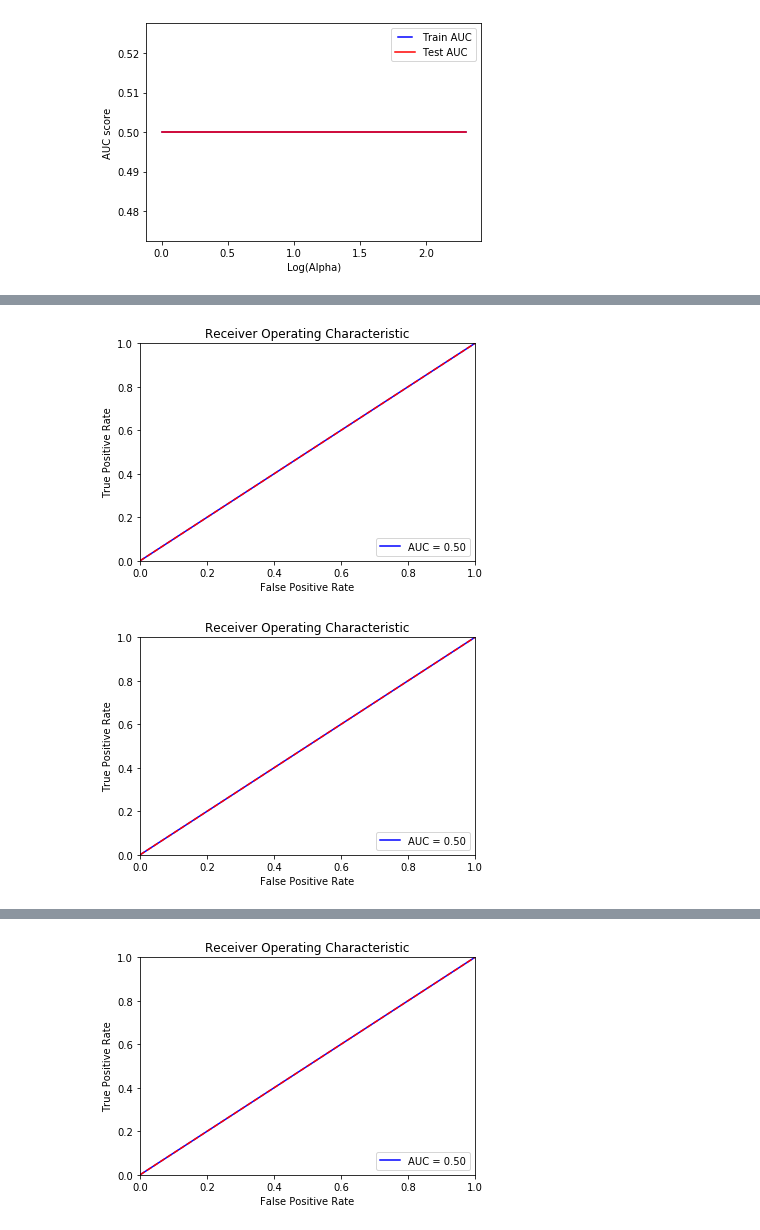
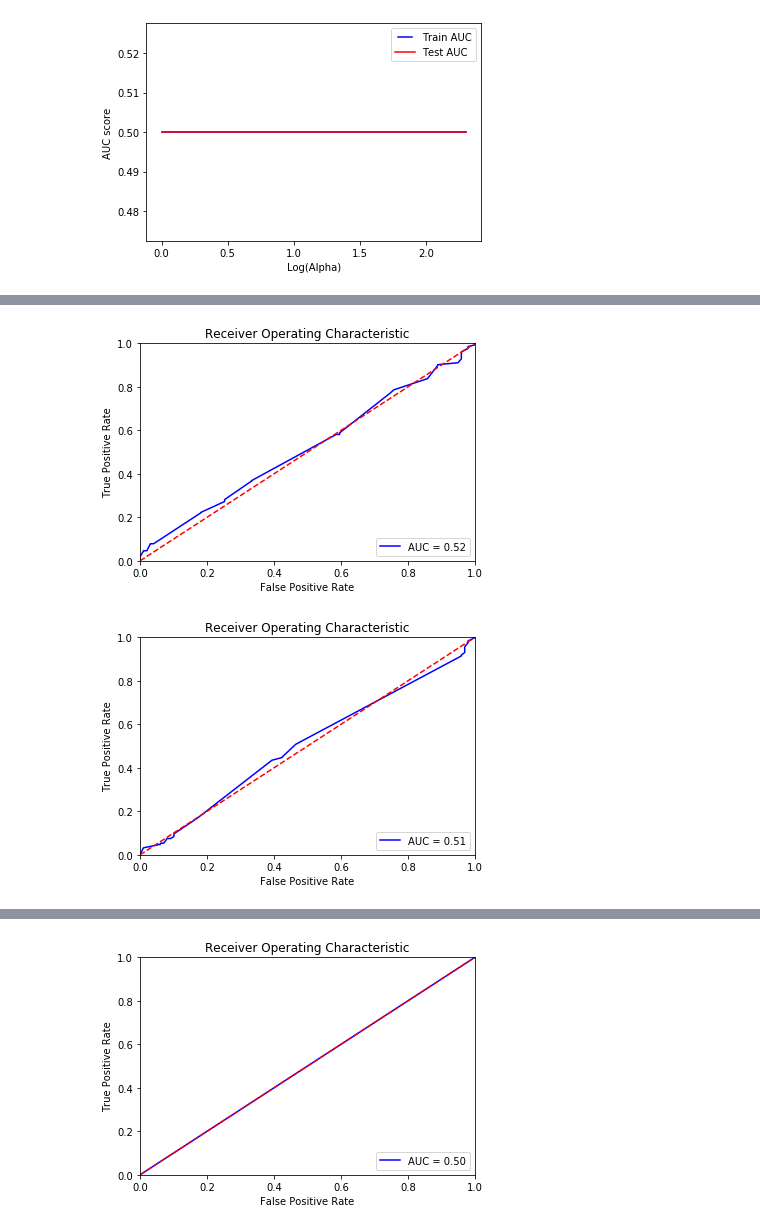
Before and after one commit to VipinJain1/VIP-Support-Vector-Machines, a Jupyter notebook: support_vector_machines_analysis.ipynb, the cells around one changed output, grey strips where cells are left out. Drawn from its saved outputs; the diff is of its cells as text; code cells hidden in the pictures.

Commit message:
Logic for SVM alpha analysis - best case

```diff
--- a/support_vector_machines_analysis.ipynb
+++ b/support_vector_machines_analysis.ipynb
@@ -1385,13 +1375,13 @@ SVM_alpha_analysis(X_tr_set5,y_train,X_te_set5,y_test)
 # %%
-best_alpha=  0.01
+best_alpha=  0.001
 SVM_validation_Best_Alpha(X_tr,y_train,X_te,y_test,best_alpha)
 # %% [output]
-[figure, old version]
+[figure, new version]
 # %%
-best_alpha= 2.3
+best_alpha= 0.001
 SVM_validation_Best_Alpha(X_tr,y_train,X_te,y_test,best_alpha)
 # %% [output]
-[figure, old version]
+[figure, new version]
 # %%
 best_alpha= 2.3
 SVM_validation_Best_Alpha(X_tr_bow,y_train,X_te_bow,y_test,best_alpha)
```
Also changed, not shown: parts of 18 cells of this notebook.
